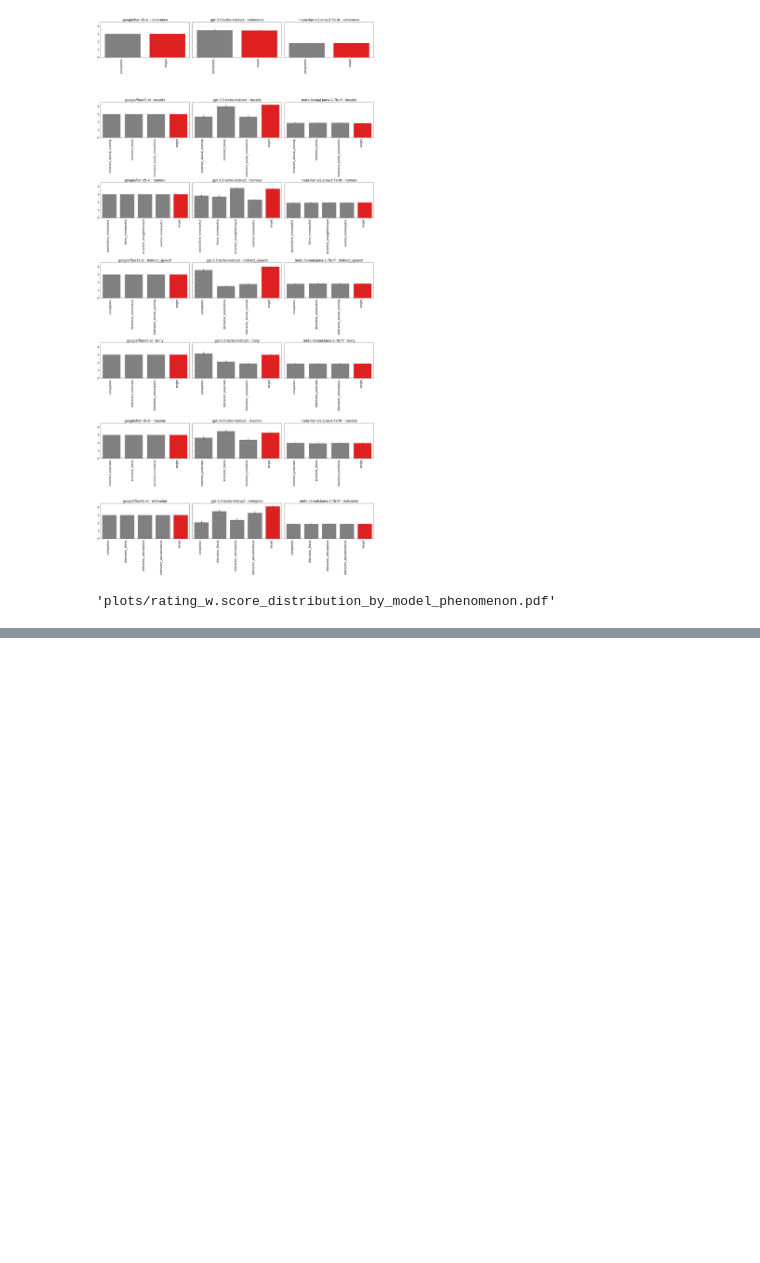
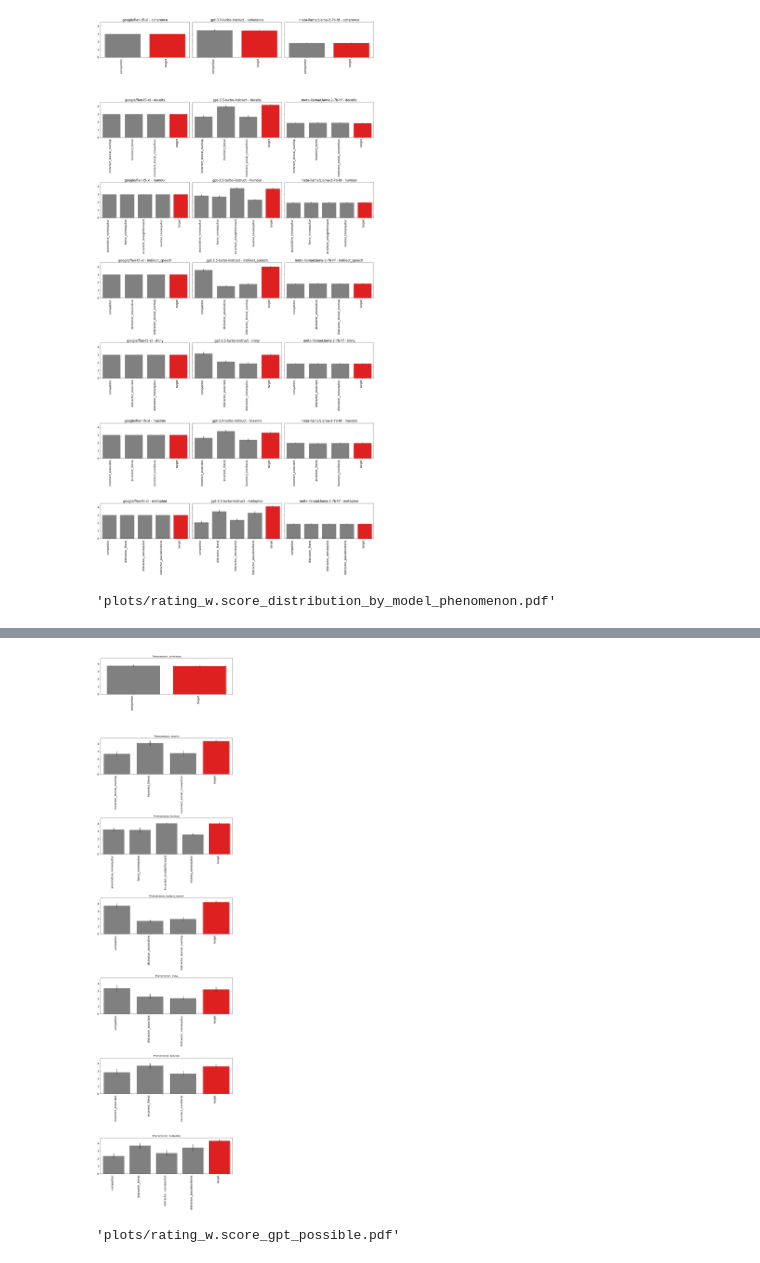
Before and after one commit to polina-tsvilodub/LLM_link, a Jupyter notebook: analysis/analysis_rating_wang.ipynb, the cells around one changed output, grey strips where cells are left out. Cells and saved outputs as stored; diff of their text form; code cells hidden in the pictures; blank space fills up the shorter version.

```diff
--- a/analysis/analysis_rating_wang.ipynb
+++ b/analysis/analysis_rating_wang.ipynb
@@ -181,0 +345,13 @@ plt.show()
+# %%
+# Subsetting the DataFrame based on the specified criteria
+subset_df = concatenated_df[(concatenated_df['model_name'] == 'gpt-3.5-turbo-instruct') &
+                            (concatenated_df['scale'] == 'possible')]
+
+# Grouping the subsetted data by the specified columns and calculating the mean for 'weighted_options'
+grouped_subset_df = subset_df.groupby(['phenomenon', 'option_names', 'item_id', 'model_name', 'scale'])['weighted_options'].agg(['mean']).reset_index()
+
+grouped_subset_df.head()
+
+print(grouped_subset_df.shape)
+print(grouped_subset_df.isnull().sum())
+print(grouped_subset_df.head())
@@ -181,0 +373,66 @@ plt.show()
+# %%
+# Extracting unique phenomena from the grouped_subset_df DataFrame
+unique_phenomena_subset = grouped_subset_df['phenomenon'].unique()
+
+# Use a custom color palette for different option_names
+#palette_subset = sns.color_palette("viridis", len(grouped_subset_df['option_names'].unique()))
+
+
+# Use a custom color palette to highlight 'target' response_option
+palette = {response: 'gray' if response != 'target' else 'red' for response in grouped_subset_df['option_names'].unique()}
+
+# Set up the grid layout for the subplots
+fig, axes = plt.subplots(len(unique_phenomena_subset), 1, figsize=(10, 40), sharey=True)
+
+# If there's only one phenomenon, we make axes an array for consistent indexing
+if len(unique_phenomena_subset) == 1:
+    axes = [axes]
+
+# Iterate over each phenomenon to create individual subplots
+for i, phenomenon in enumerate(unique_phenomena_subset):
+    ax = axes[i]
+    subset = grouped_subset_df[grouped_subset_df['phenomenon'] == phenomenon]
+    if not subset.empty:
+        colors = ['red' if val == subset['mean'].max() else 'gray' for val in subset['mean']]
+        sns.barplot(x='option_names', y='mean', data=subset, ax=ax, palette=palette, hue='option_names')
+        #ax.bar(subset['phenomenon'], subset['mean'], color=colors)
+        ax.set_ylabel('Mean Weighted Options')
+        ax.set_title(f"Phenomenon: {phenomenon}")
+        ax.set_xlabel('')
+        ax.set_ylabel('')
+
+        # Use FixedLocator to set ticks
+        ax.xaxis.set_major_locator(FixedLocator(range(len(subset['option_names'].unique()))))
+        ax.set_xticklabels(subset['option_names'].unique(), rotation=45, ha="right")
+        #ax.grid(True, axis='y')
+
+        # Remove all lines on background
+        ax.grid(False)
+
+        # Increase tick label size
+        ax.tick_params(axis="x", rotation=90, labelsize=14)
+        ax.tick_params(axis="y", labelsize=14)
+
+        # Increase axis label size
+        ax.set_xlabel(ax.get_xlabel(), fontsize=14)
+        ax.set_ylabel(ax.get_ylabel(), fontsize=14)
+
+# Adjust layout
+fig.tight_layout()
+plt.show()
+# %% [output]
+[figure, added]
+# %%
+# Creating a proper name for the plot
+plot_name = "rating_w.score_gpt_possible.pdf"
+plot_path = os.path.join("plots", plot_name)
+
+# Ensure the plots directory exists
+os.makedirs(os.path.dirname(plot_path), exist_ok=True)
+
+# Save the plot
+fig.savefig(plot_path)
+
+plot_path
+# %% [output]
+'plots/rating_w.score_gpt_possible.pdf'
```
Also changed, not shown: parts of 10 cells of this notebook, 1 other file.
